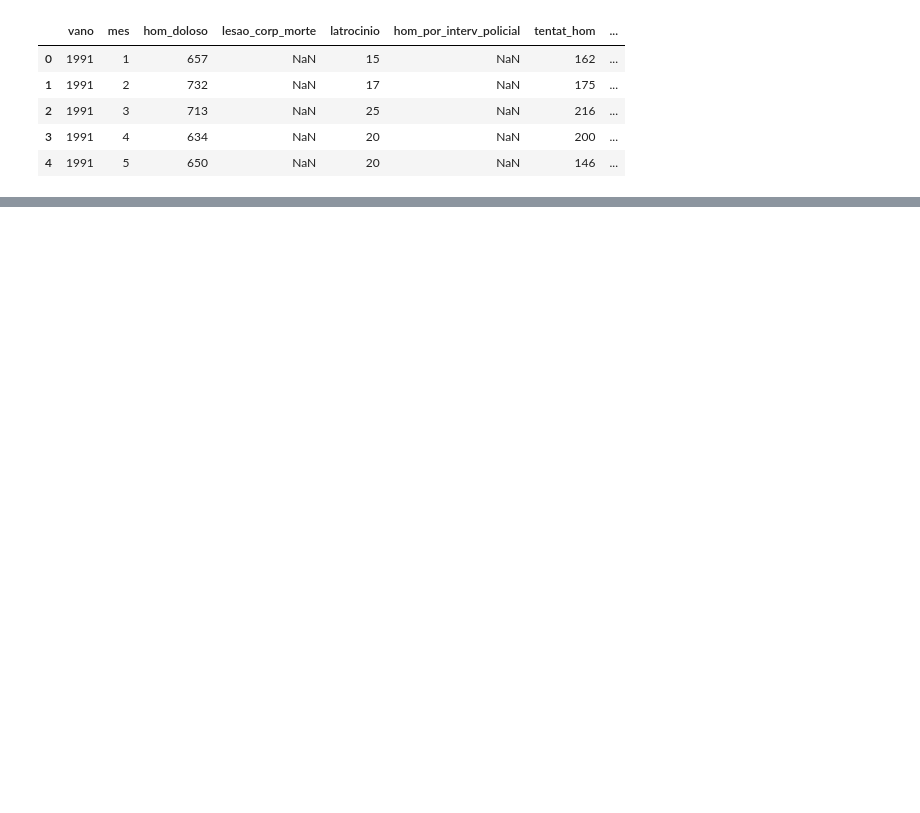
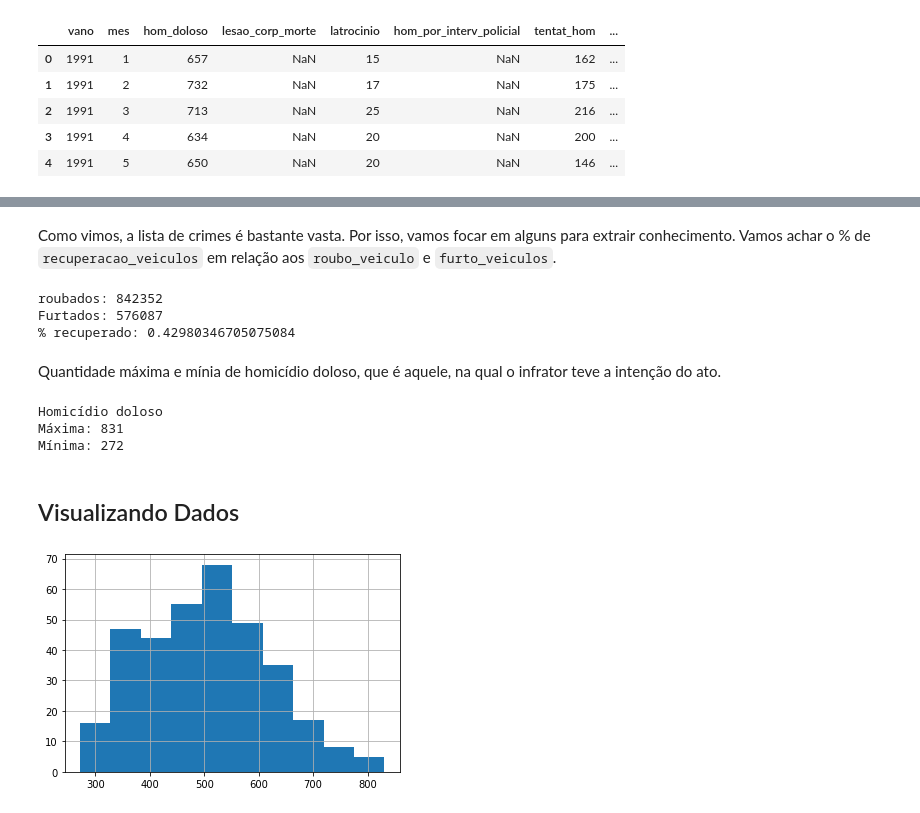
Before and after one commit to leonarddocchagas/data_science, a Jupyter notebook: Analisando_os_Crimes_do_Rio_de_Janeiro.ipynb, the cells around one changed output, grey strips where cells are left out. Cells and saved outputs as stored; diff of their text form; code cells hidden in the pictures; blank space fills up the shorter version.

```diff
--- a/Analisando_os_Crimes_do_Rio_de_Janeiro.ipynb
+++ b/Analisando_os_Crimes_do_Rio_de_Janeiro.ipynb
@@ -26,0 +80,29 @@ df.head()
+# %% [markdown]
+Como vimos, a lista de crimes é bastante vasta. Por isso, vamos focar em alguns para extrair conhecimento. Vamos achar o % de `recuperacao_veiculos` em relação aos `roubo_veiculo` e `furto_veiculos`.
+# %%
+# informações sobre roubos e furtos de veículos
+print('roubados: {}' .format(df['roubo_veiculo'].sum()))
+print('Furtados: {}' .format(df['furto_veiculos'].sum()))
+print('% recuperado: {}' .format(df['recuperacao_veiculos'].sum() / (df['furto_veiculos'].sum() + df['roubo_veiculo'].sum())))
+# %% [output]
+roubados: 842352
+Furtados: 576087
+% recuperado: 0.42980346705075084
+# %% [markdown]
+Quantidade máxima e mínia de homicídio doloso, que é aquele, na qual o infrator teve a intenção do ato.
+# %%
+# maxíma de homicídios
+print('Homicídio doloso')
+print('Máxima: {}' .format(df['hom_doloso'].max()))
+print('Mínima: {}' .format(df['hom_doloso'].min()))
+# %% [output]
+Homicídio doloso
+Máxima: 831
+Mínima: 272
+# %% [markdown]
+## Visualizando Dados
+# %%
+# histograna de hom_doloso
+df.hom_doloso.hist();
+# %% [output]
+[figure, added]
```
Also changed, not shown: parts of 13 cells of this notebook.
